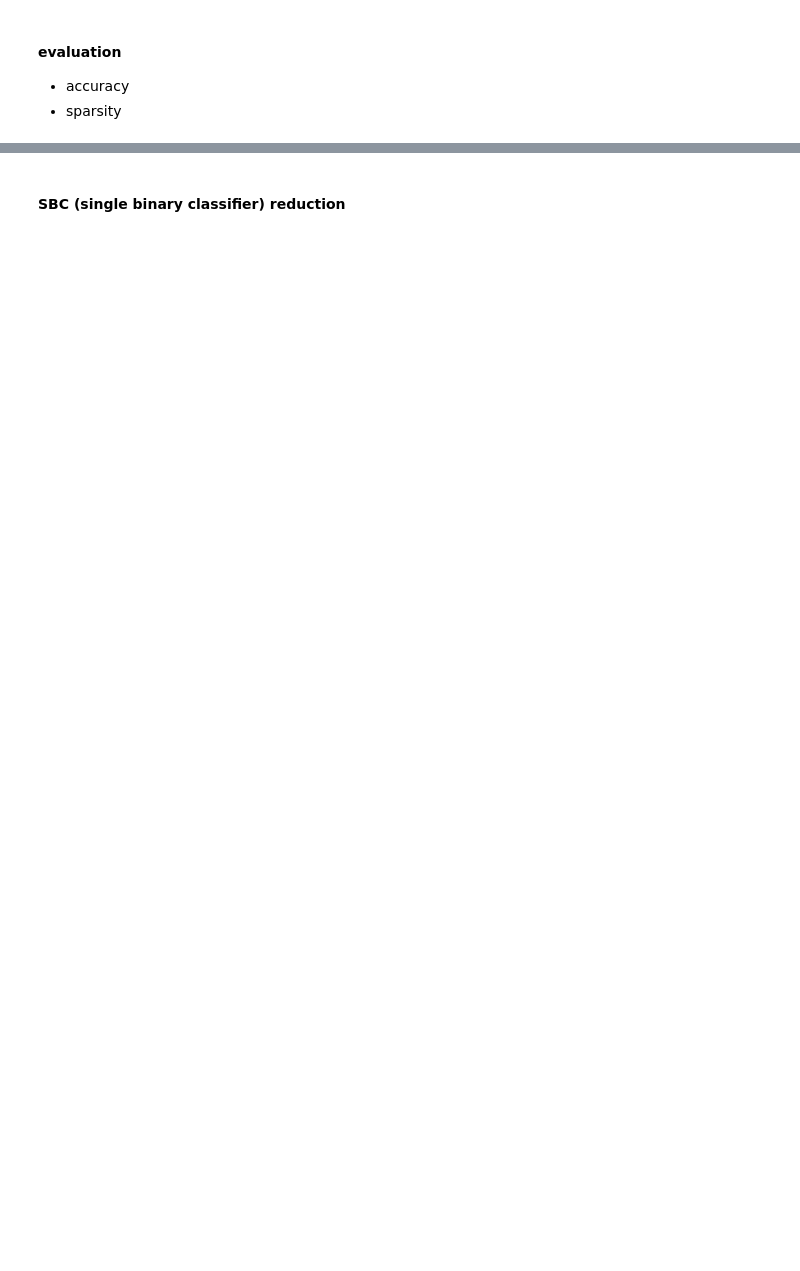
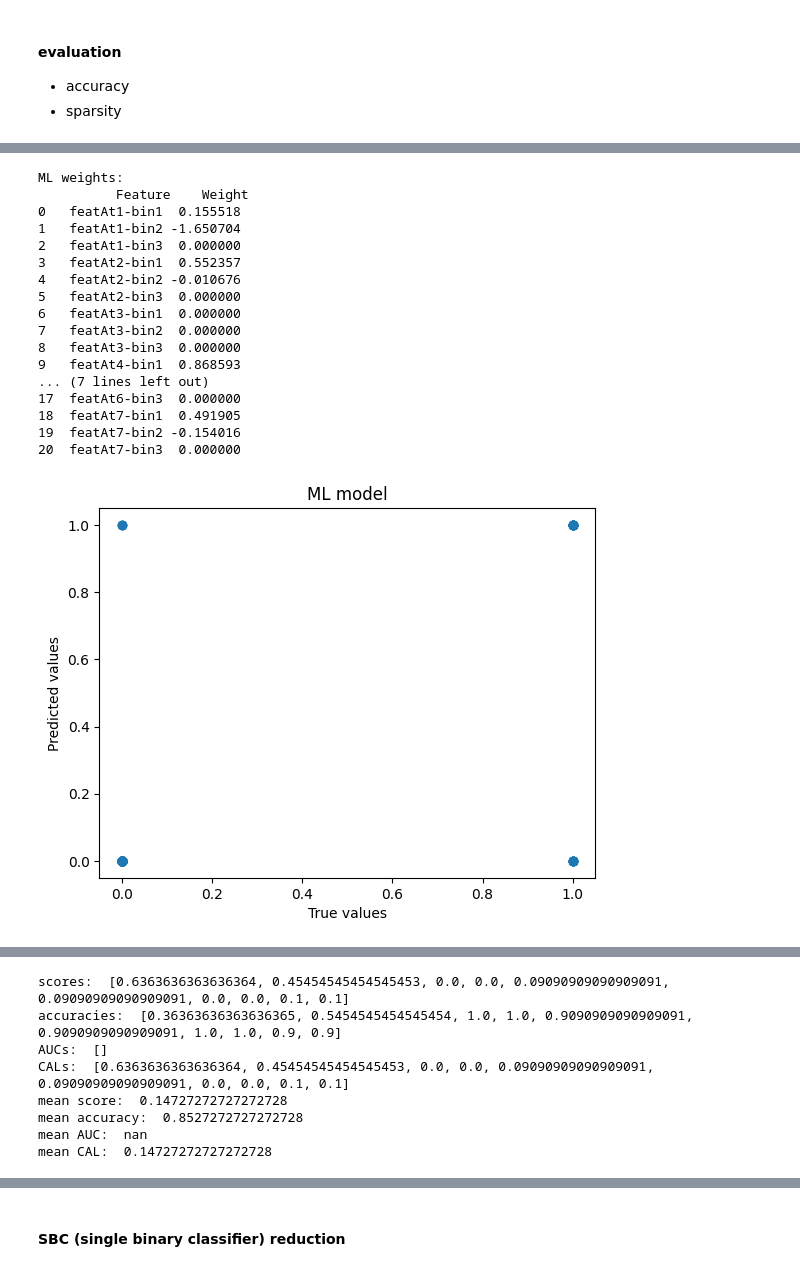
Before and after one commit to mafits/opt-ordinal-scorecards, a Jupyter notebook: diff-scorecards.ipynb, the cells around one changed output, grey strips where cells are left out. Drawn from its saved outputs; the diff is of its cells as text; code cells hidden in the pictures; blank space fills up the shorter version.

```diff
--- a/diff-scorecards.ipynb
+++ b/diff-scorecards.ipynb
@@ -752,0 +792,23 @@ def cross_val_score(model, X, y, n_splits=10):
+# %%
+# CAIM, 1ook, ML
+ml_model, app_weights = max_likelihood(app_X_disc_caim_1outofk, app_y)
+scores, acc, AUCs, CALs = cross_val_score(LogisticRegression(), app_X_disc_caim_1outofk, app_y)
+# %% [output]
+ML weights:
+          Feature    Weight
+0   featAt1-bin1  0.155518
+1   featAt1-bin2 -1.650704
+2   featAt1-bin3  0.000000
+3   featAt2-bin1  0.552357
+4   featAt2-bin2 -0.010676
+5   featAt2-bin3  0.000000
+6   featAt3-bin1  0.000000
+7   featAt3-bin2  0.000000
+8   featAt3-bin3  0.000000
+9   featAt4-bin1  0.868593
+... (7 lines left out)
+17  featAt6-bin3  0.000000
+18  featAt7-bin1  0.491905
+19  featAt7-bin2 -0.154016
+20  featAt7-bin3  0.000000
+[figure, added]
@@ -752,0 +816,8 @@ def cross_val_score(model, X, y, n_splits=10):
+scores:  [0.6363636363636364, 0.45454545454545453, 0.0, 0.0, 0.09090909090909091, 0.09090909090909091, 0.0, 0.0, 0.1, 0.1]
+accuracies:  [0.36363636363636365, 0.5454545454545454, 1.0, 1.0, 0.9090909090909091, 0.9090909090909091, 1.0, 1.0, 0.9, 0.9]
+AUCs:  []
+CALs:  [0.6363636363636364, 0.45454545454545453, 0.0, 0.0, 0.09090909090909091, 0.09090909090909091, 0.0, 0.0, 0.1, 0.1]
+mean score:  0.14727272727272728
+mean accuracy:  0.8527272727272728
+mean AUC:  nan
+mean CAL:  0.14727272727272728
```
Also changed, not shown: parts of 22 cells of this notebook, 3 other files.
